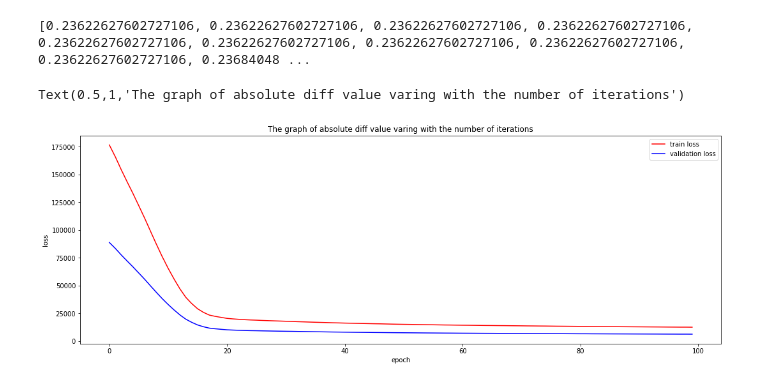
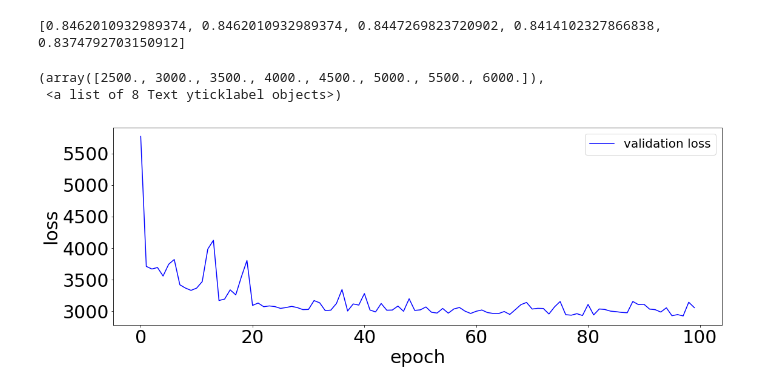
Before and after one commit to zedom1/Class_Project, a Jupyter notebook: Machine Learning Lab/Lab2/ClassificationExperiment_SVM.ipynb, the cells around one changed output. Cells and saved outputs as stored; diff of their text form; code cells hidden in the pictures.

```diff
--- a/Machine Learning Lab/Lab2/ClassificationExperiment_SVM.ipynb
+++ b/Machine Learning Lab/Lab2/ClassificationExperiment_SVM.ipynb
@@ -26,25 +26,31 @@ X_test = np.column_stack((X_test, np.ones((X_test.shape[0], 1))))
 y_train = y.reshape((-1, 1))
 y_test = y_test.reshape((-1, 1))
 # %%
-learning_rate = 0.0005
+# set hyper-parameters
+learning_rate = 0.005
 max_epoch = 100
 batch_size = 256
-C = 0.8
+# soft margin trade off
+C = 0.5
 
 losses_train = []
 losses_val = []
 val_acc = []
+# %%
+acc_zeros = []
+acc_random = []
+acc_normal = []
 # %%
 # select different initializing method
 #w = np.zeros((n_features + 1, 1))  # initialize with zeros
-w = np.random.random((n_features + 1, 1))  # initialize with random numbers
-#w = np.random.normal(1, 1, size=(n_features + 1, 1))  # initialize with zero normal distribution
+#w = np.random.random((n_features + 1, 1))  # initialize with random numbers
+w = np.random.normal(1, 1, size=(n_features + 1, 1))  # initialize with zero normal distribution
 # %%
 def predict(data):
     return np.dot(data, w)
 
 def getLoss(predict, label):
-    loss = np.sum(w**2)/2
+    loss = np.sum(np.sqrt(w**2))/2
     loss1 = np.maximum(0,1-label*predict)
     loss1 = np.sum(loss1)
     loss = loss + C * loss1
@@ -84,19 +94,21 @@ for epoch in range(max_epoch):
 # %%
-print(val_acc)
+print(val_acc[-5:])
 # %% [output]
-[0.23622627602727106, 0.23622627602727106, 0.23622627602727106, 0.23622627602727106, 0.23622627602727106, 0.23622627602727106, 0.23622627602727106, 0.23622627602727106, 0.23622627602727106, 0.23684048 ...
+[0.8462010932989374, 0.8462010932989374, 0.8447269823720902, 0.8414102327866838, 0.8374792703150912]
 # %%
 %matplotlib inline
 
 import matplotlib.pyplot as plt
 
 plt.figure(figsize=(18, 6))
-plt.plot(losses_train, "-", color="r", label="train loss")
+
 plt.plot(losses_val, "-", color="b", label="validation loss")
-plt.xlabel("epoch")
-plt.ylabel("loss")
-plt.legend()
-plt.title("The graph of absolute diff value varing with the number of iterations")
+plt.xlabel("epoch",fontsize=30)
+plt.ylabel("loss",fontsize=30)
+plt.legend(fontsize=20)
+plt.xticks(fontsize=30)
+plt.yticks(fontsize=30)
 # %% [output]
-Text(0.5,1,'The graph of absolute diff value varing with the number of iterations')
+(array([2500., 3000., 3500., 4000., 4500., 5000., 5500., 6000.]),
+ <a list of 8 Text yticklabel objects>)
-[figure, old version]
+[figure, new version]
```
Also changed, not shown: parts of 6 cells of this notebook, 42 other files.
